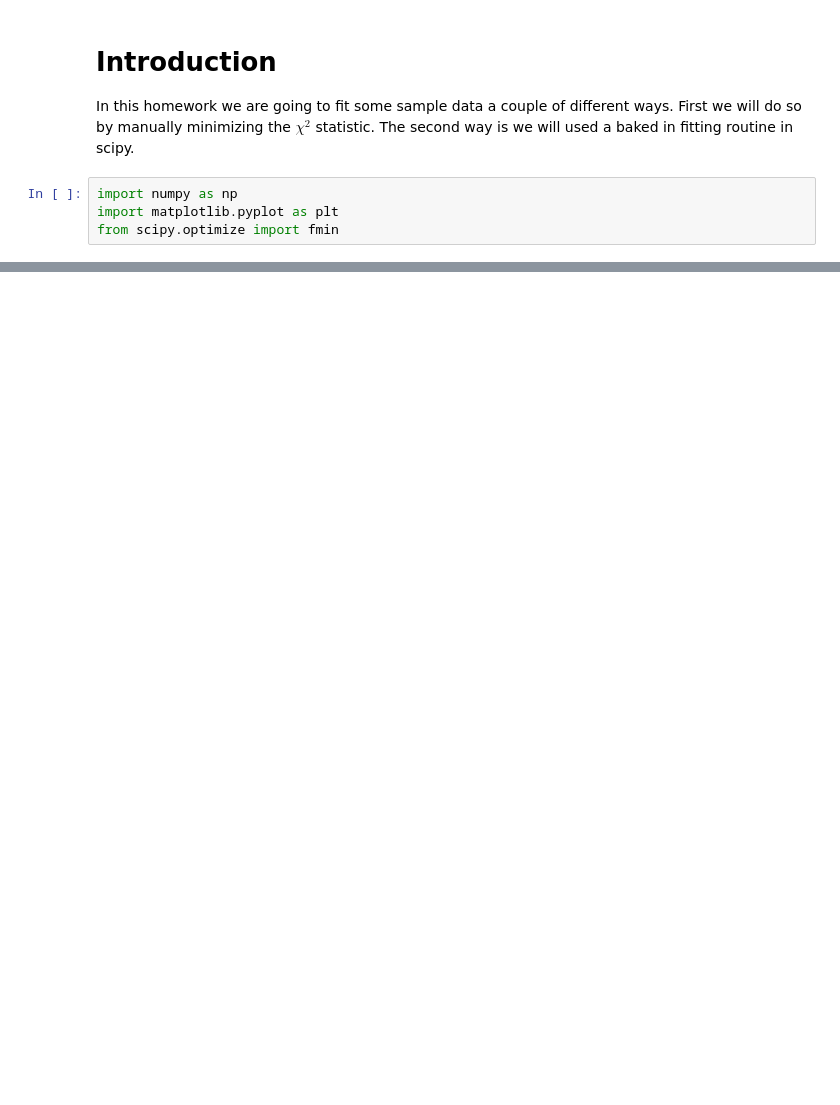
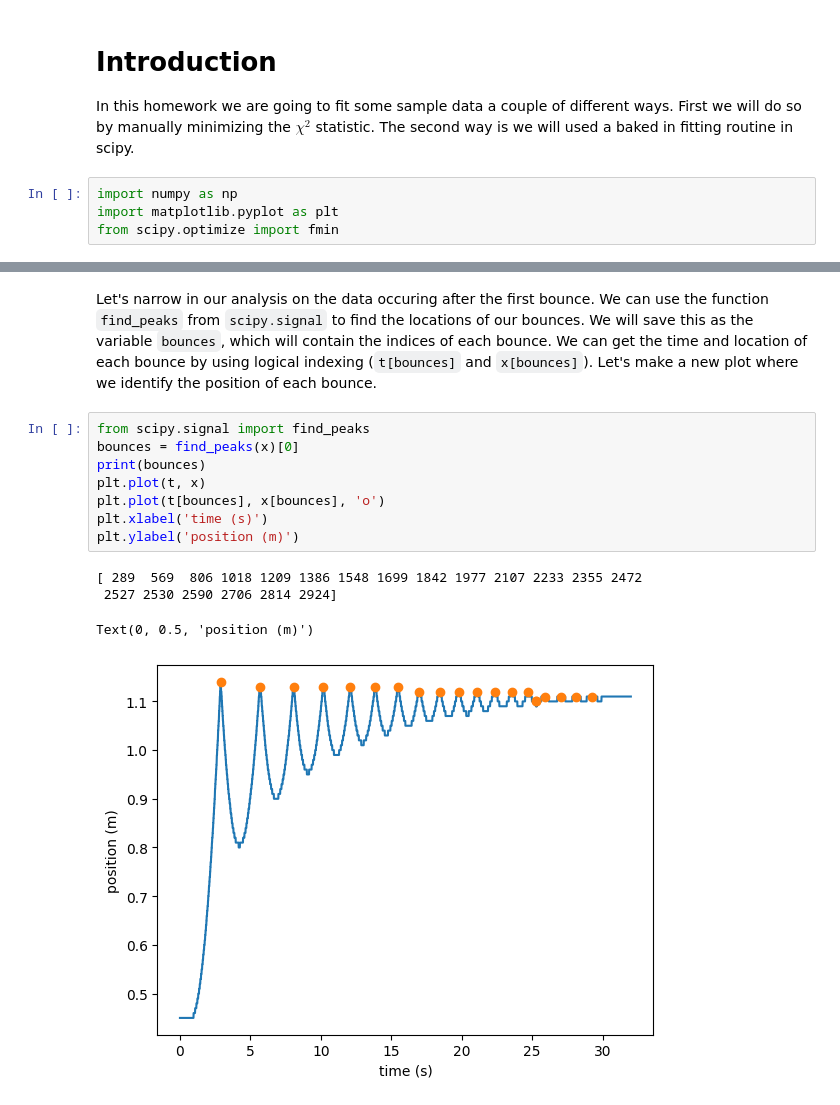
Before and after one commit to mgrau/phys297, a Jupyter notebook: Homework 8.ipynb, the cells around one changed output, grey strips where cells are left out. Cells and saved outputs as stored; diff of their text form; blank space fills up the shorter version.

```diff
--- a/Homework 8.ipynb
+++ b/Homework 8.ipynb
@@ -40,0 +46,15 @@ Text(0, 0.5, 'voltage (mV)')
+# %% [markdown]
+Let's narrow in our analysis on the data occuring after the first bounce. We can use the function `find_peaks` from `scipy.signal` to find the locations of our bounces. We will save this as the variable `bounces`, which will contain the indices of each bounce. We can get the time and location of each bounce by using logical indexing (`t[bounces]` and `x[bounces]`). Let's make a new plot where we identify the position of each bounce.
+# %%
+from scipy.signal import find_peaks
+bounces = find_peaks(x)[0]
+print(bounces)
+plt.plot(t, x)
+plt.plot(t[bounces], x[bounces], 'o')
+plt.xlabel('time (s)')
+plt.ylabel('position (m)')
+# %% [output]
+[ 289  569  806 1018 1209 1386 1548 1699 1842 1977 2107 2233 2355 2472
+ 2527 2530 2590 2706 2814 2924]
+Text(0, 0.5, 'position (m)')
+[figure, added]
```
Also changed, not shown: parts of 13 cells of this notebook.
